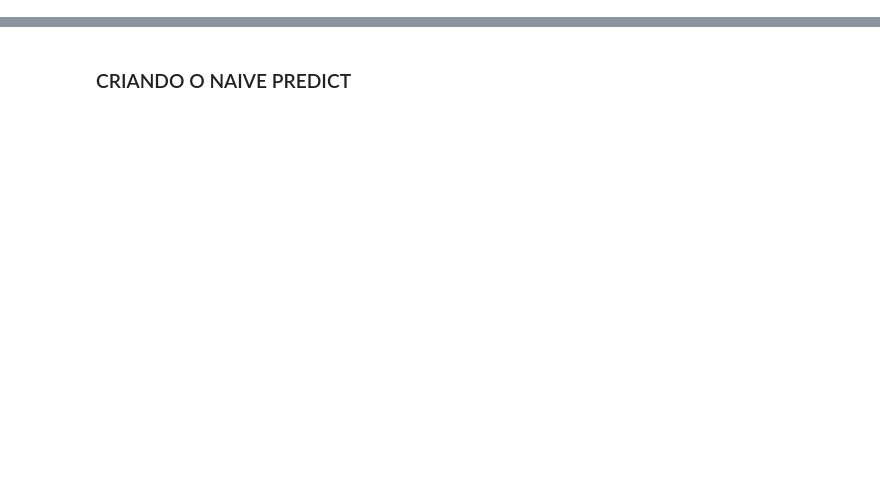
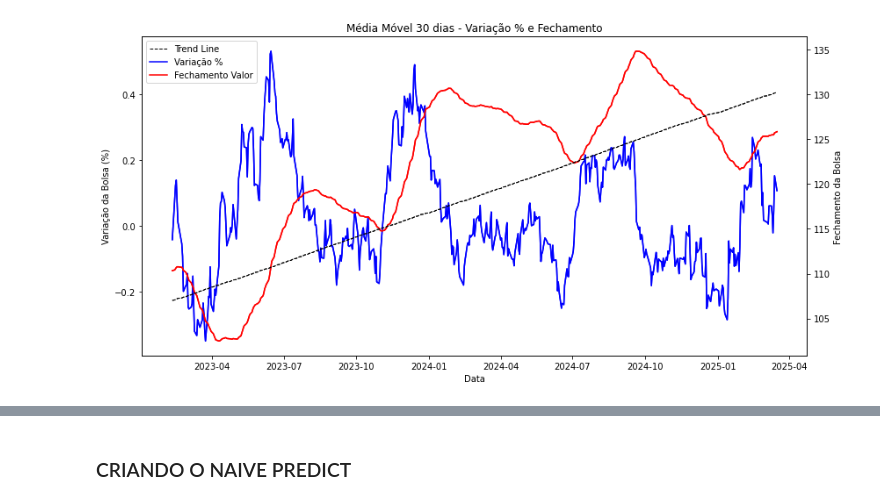
Before and after one commit to luishrufino/previsao_ibovespa, a Jupyter notebook: Machine Code.ipynb, the cells around one changed output, grey strips where cells are left out. Cells and saved outputs as stored; diff of their text form; code cells hidden in the pictures; blank space fills up the shorter version.

Commit message:
Ajuste no Naive predict, trend line e visualização

```diff
--- a/Machine Code.ipynb
+++ b/Machine Code.ipynb
@@ -30,27 +54,38 @@ historic_df.describe()
+# %%
+delta_date = historic_df['Último'].iloc[-1] - historic_df['Último'].iloc[0]
+line_trend = delta_date/(len(historic_df)-1)
+
+historic_df['Trend'] = (line_trend * range(len(historic_df))) + historic_df['Último'].iloc[0]
 # %%
 fig, ax = plt.subplots(figsize=(12,6))
 
 # Plot da média móvel da variação percentual no eixo primário
 line1, = ax.plot(historic_df.index, historic_df['Var%'].rolling(window=30).mean(), color='blue', label='Variação %')
 ax.plot(historic_df.index, historic_df['Var%'].rolling(window=30).mean(), color='blue', label='Variação %')
 ax.set_xlabel('Data')
 ax.set_ylabel('Variação da Bolsa (%)')
 ax.tick_params(axis='y')
 
 # Criação do segundo eixo Y (para o fechamento da bolsa)
 ay = ax.twinx()
 line2, = ay.plot(historic_df.index, historic_df['Último'].rolling(window=30).mean(), color='red', label='Fechamento Valor')
 ay.plot(historic_df.index, historic_df['Último'].rolling(window=30).mean(), color='red', label='Fechamento Valor')
+line3, = ay.plot(historic_df.index, historic_df['Trend'].rolling(window=30).mean(),
+                 color='black', linewidth=1, linestyle='--', label='Trend Line')
+ay.plot(historic_df.index, historic_df['Trend'].rolling(window=30).mean(),
+         color='black', linewidth=1, linestyle='--', label='Trend Line')
 ay.set_ylabel('Fechamento da Bolsa')
 ay.tick_params(axis='y')
 
 # Título e layout
-lines = [line1, line2]
+lines = [line3, line1, line2]
 labels = [line.get_label() for line in lines]
 ax.legend(lines, labels, loc='upper left')
 
 plt.title('Média Móvel 30 dias - Variação % e Fechamento')
 fig.tight_layout()
 
 # Exibir gráfico
 plt.show()
+# %% [output]
+[figure, added]
```
Also changed, not shown: parts of 11 cells of this notebook.
